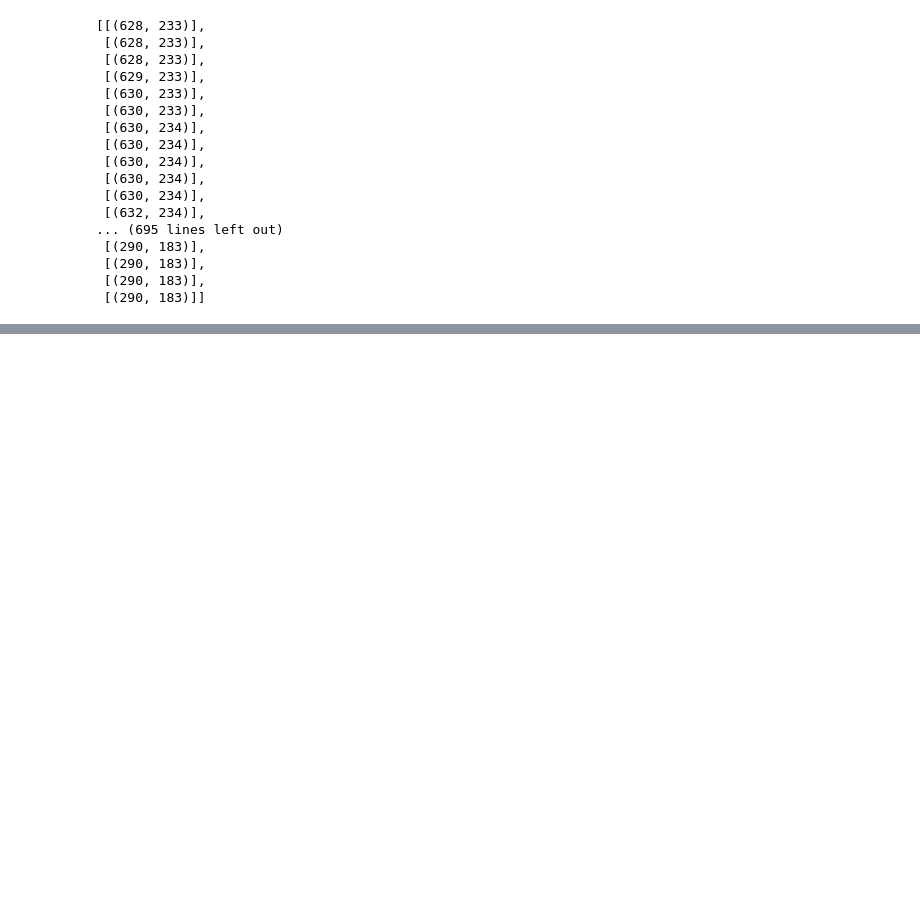
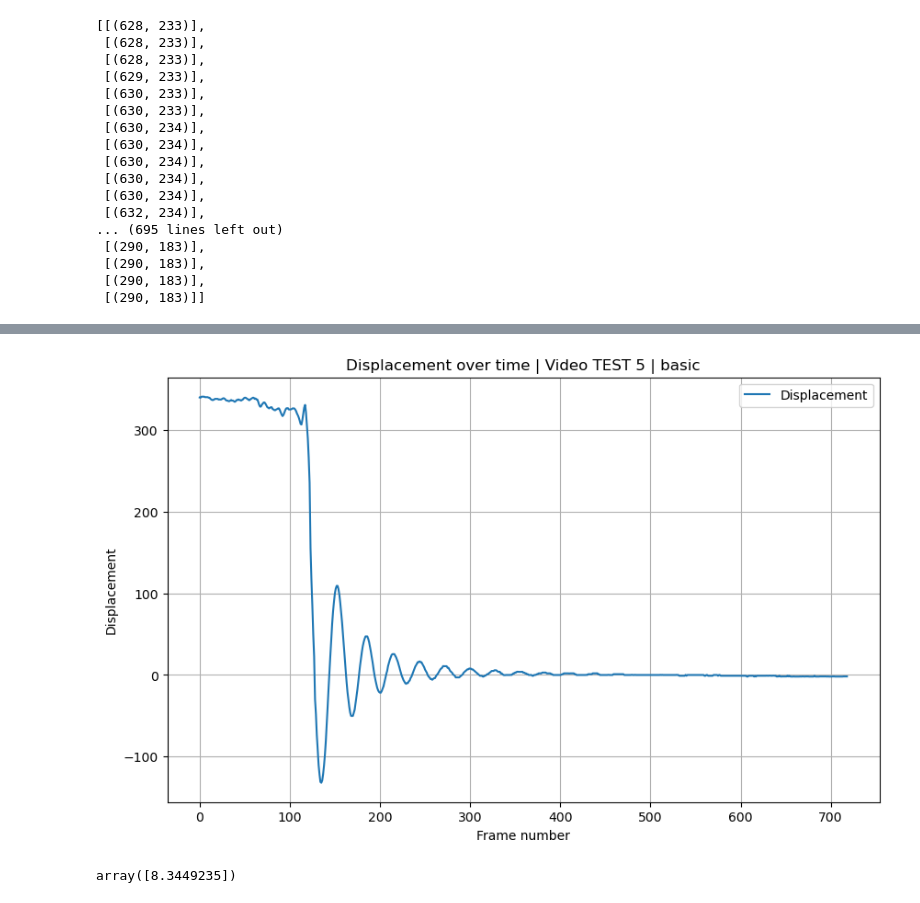
Before and after one commit to bdallard/stem_vibration_analysis, a Jupyter notebook: marker_tracking.ipynb, the cells around one changed output, grey strips where cells are left out. Saved outputs shown, nothing was run; the diff lists cells and outputs as text; code cells hidden in the pictures; blank space fills up the shorter version.

```diff
--- a/marker_tracking.ipynb
+++ b/marker_tracking.ipynb
@@ -83,0 +285,21 @@ results
+# %%
+frames = extract_frames('../input_vids/test/Video_5.MP4')
+detected_frames = 0
+results = []
+for frame in frames:
+    centroids = get_red_centroid(frame)
+    if centroids:
+        results.append(centroids)
+    detected_frames+=1
+    #save_frames(marked_frame,'./test_Col0_3a_trim/threshold_aug')
+displacement = centroids_to_displacements(results)
+plot_displacement(displacement,'Video TEST 5 | basic')
+# %% [output]
+[figure, added]
+# %%
+dif_array1, start_point1 = displacement_to_difference(displacement)
+hanning_array1 = transform_hanning(displacement, start_point1)
+freqs1, power1, major_freq1 = displacement_to_major_freq(hanning_array1)
+major_freq1
+# %% [output]
+array([8.3449235])
```
Also changed, not shown: parts of 32 cells of this notebook.
